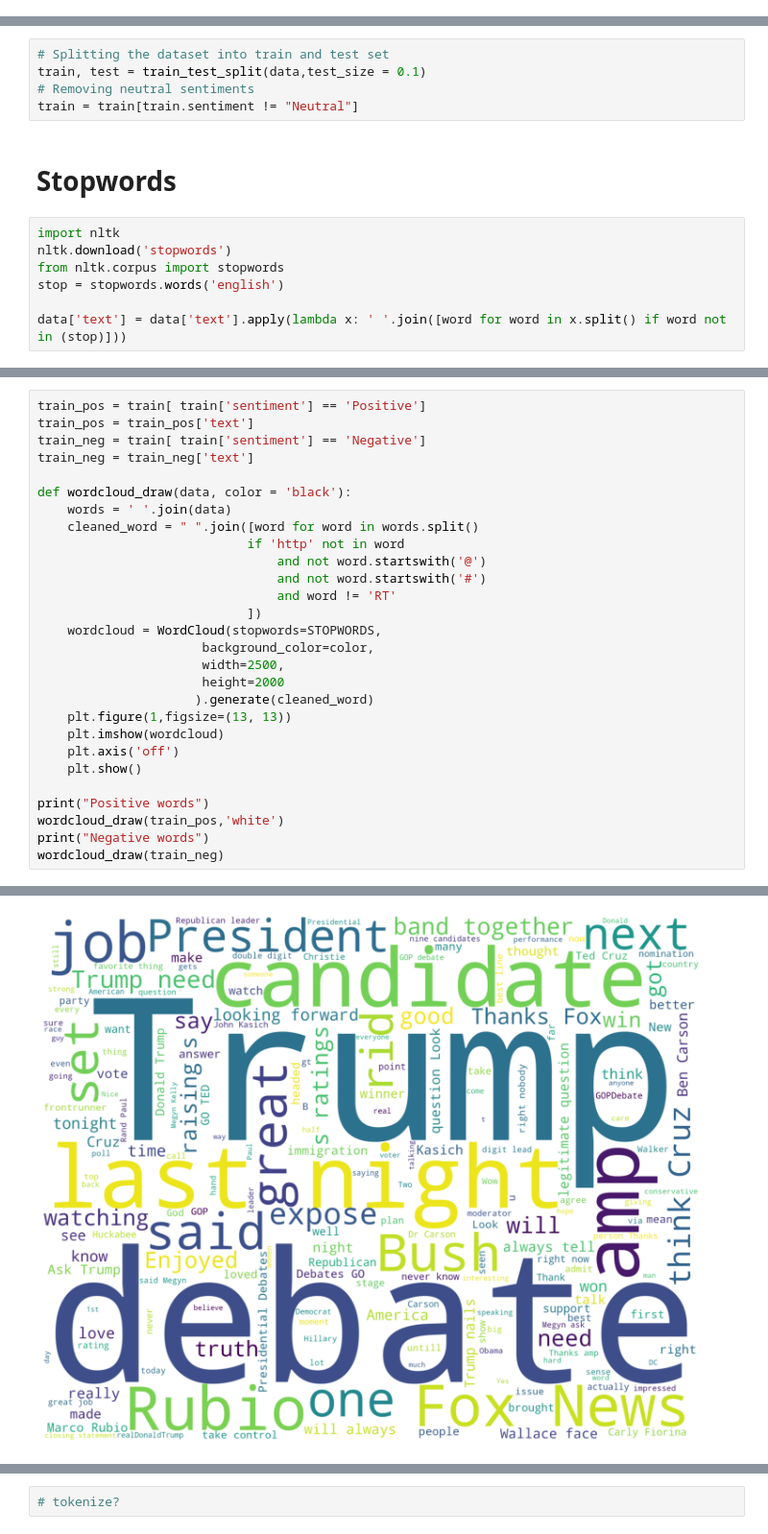
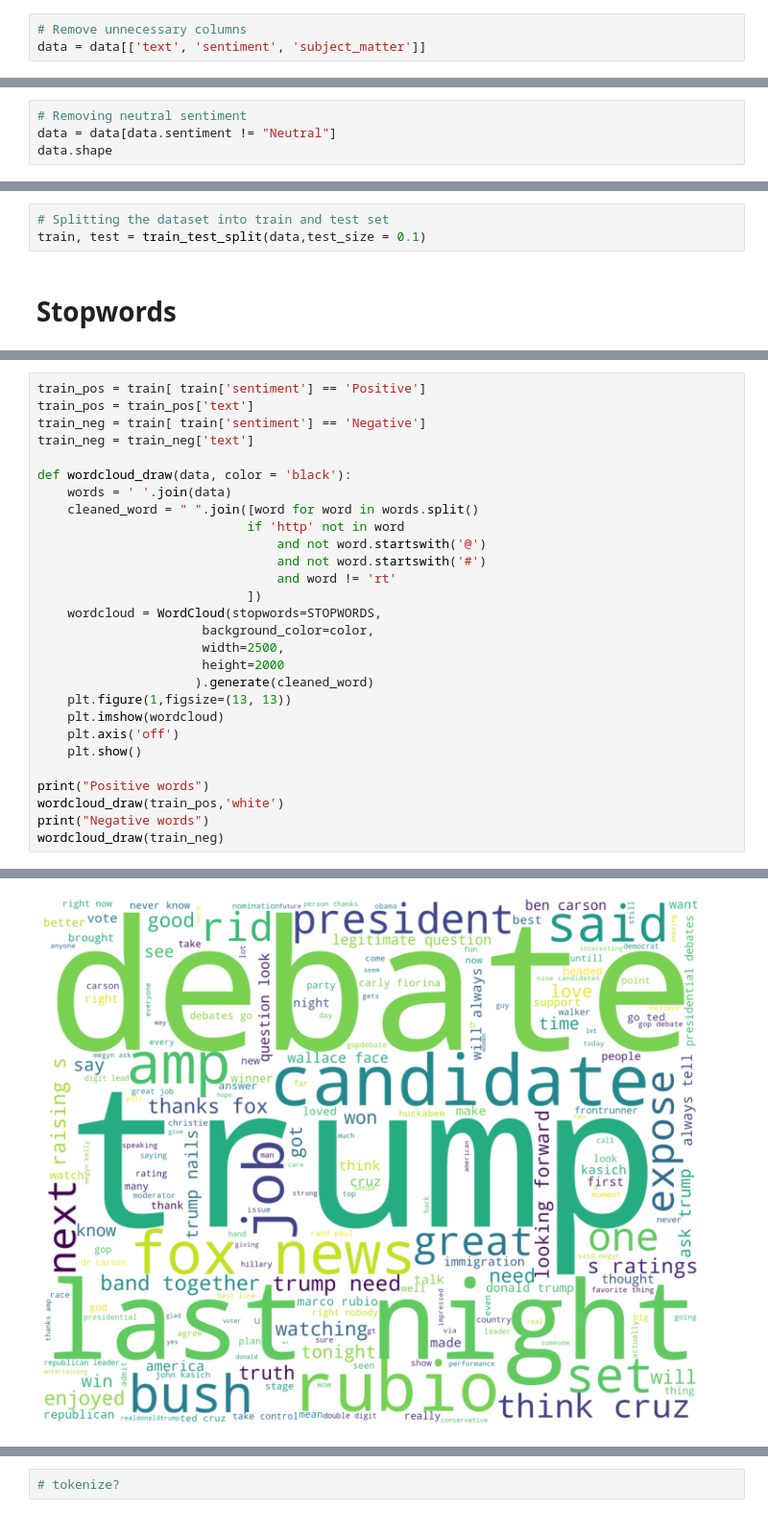
Before and after one commit to annagossner/mba_textmining, a Jupyter notebook: SentimentAnalysis.ipynb, the cells around one changed output, grey strips where cells are left out. Shown at 96% size. Saved outputs shown, nothing was run; the diff lists cells and outputs as text.

```diff
--- a/SentimentAnalysis.ipynb
+++ b/SentimentAnalysis.ipynb
@@ -56 +45,4 @@ data['text'] = data['text'].apply(punctuation_removal)
+# %%
+# Remove unnecessary columns
+data = data[['text', 'sentiment', 'subject_matter']]
 # %%
@@ -65,0 +103,4 @@ data.head()
+# %%
+# Removing neutral sentiment
+data = data[data.sentiment != "Neutral"]
+data.shape
@@ -66,14 +109,5 @@ data.head()
 # %%
 # Splitting the dataset into train and test set
 train, test = train_test_split(data,test_size = 0.1)
-# Removing neutral sentiments
-train = train[train.sentiment != "Neutral"]
 # %% [markdown]
 # Stopwords
-# %%
-import nltk
-nltk.download('stopwords')
-from nltk.corpus import stopwords
-stop = stopwords.words('english')
-
-data['text'] = data['text'].apply(lambda x: ' '.join([word for word in x.split() if word not in (stop)]))
@@ -116,32 +114,32 @@ Name: text, dtype: int64
 # %%
 train_pos = train[ train['sentiment'] == 'Positive']
 train_pos = train_pos['text']
 train_neg = train[ train['sentiment'] == 'Negative']
 train_neg = train_neg['text']
 
 def wordcloud_draw(data, color = 'black'):
     words = ' '.join(data)
     cleaned_word = " ".join([word for word in words.split()
                             if 'http' not in word
                                 and not word.startswith('@')
                                 and not word.startswith('#')
-                                and word != 'RT'
+                                and word != 'rt'
                             ])
     wordcloud = WordCloud(stopwords=STOPWORDS,
                       background_color=color,
                       width=2500,
                       height=2000
                      ).generate(cleaned_word)
     plt.figure(1,figsize=(13, 13))
     plt.imshow(wordcloud)
     plt.axis('off')
     plt.show()
 
 print("Positive words")
 wordcloud_draw(train_pos,'white')
 print("Negative words")
 wordcloud_draw(train_neg)
 # %% [output]
 Positive words
-[figure, old version]
+[figure, new version]
 Negative words
```
Also changed, not shown: parts of 23 cells of this notebook.
